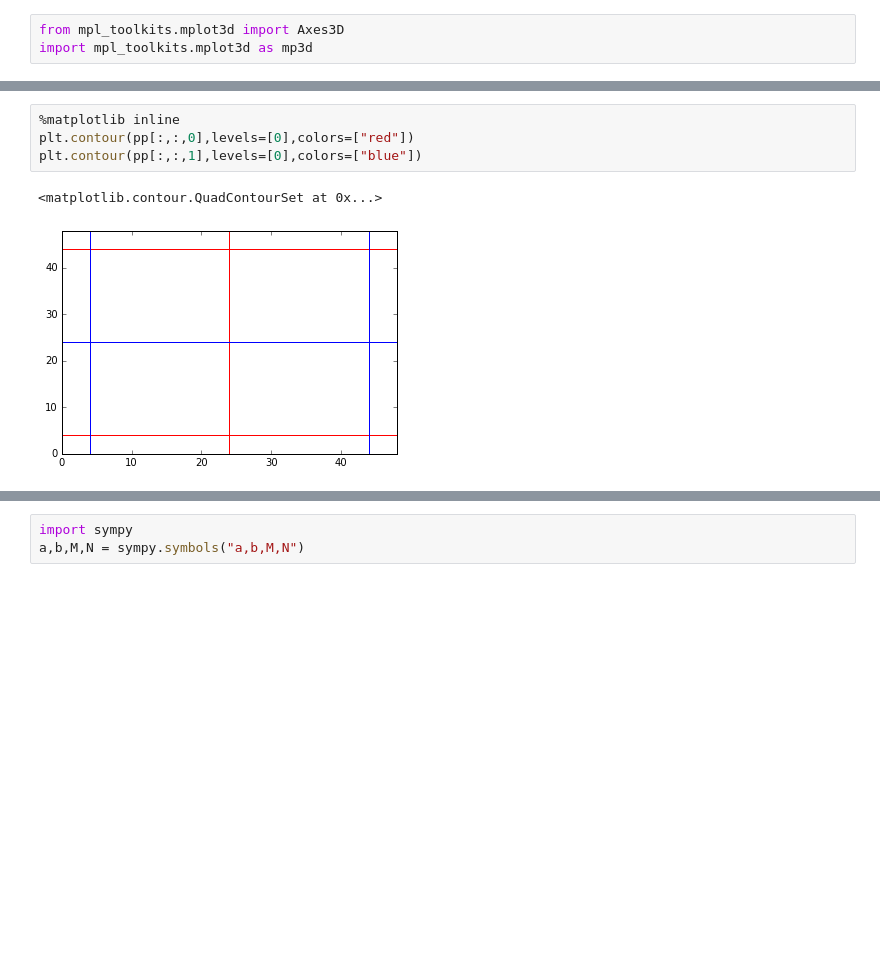
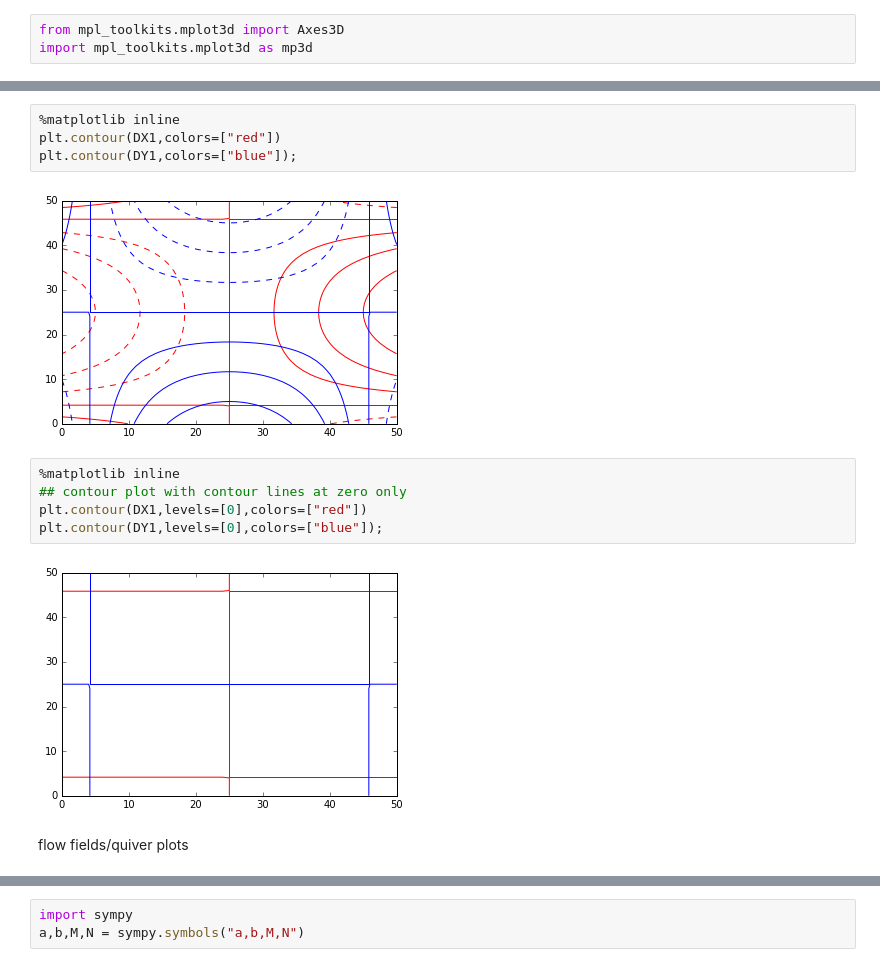
Before and after one commit to bbolker/3mb3, a Jupyter notebook: Notebooks/ode2.ipynb, the cells around one changed output, grey strips where cells are left out. Drawn from its saved outputs; the diff is of its cells as text; blank space fills up the shorter version.

```diff
--- a/Notebooks/ode2.ipynb
+++ b/Notebooks/ode2.ipynb
@@ -78,7 +87,15 @@ ax.plot_surface(X,Y,pp[:,:,1],alpha=0.2,color="red");
 # %%
 %matplotlib inline
-plt.contour(pp[:,:,0],levels=[0],colors=["red"])
-plt.contour(pp[:,:,1],levels=[0],colors=["blue"])
+plt.contour(DX1,colors=["red"])
+plt.contour(DY1,colors=["blue"]);
 # %% [output]
-<matplotlib.contour.QuadContourSet at 0x...>
-[figure, old version]
+[figure, new version]
+# %%
+%matplotlib inline
+## contour plot with contour lines at zero only
+plt.contour(DX1,levels=[0],colors=["red"])
+plt.contour(DY1,levels=[0],colors=["blue"]);
+# %% [output]
+[figure, added]
+# %% [markdown]
+flow fields/quiver plots
```
Also changed, not shown: parts of 13 cells of this notebook.
